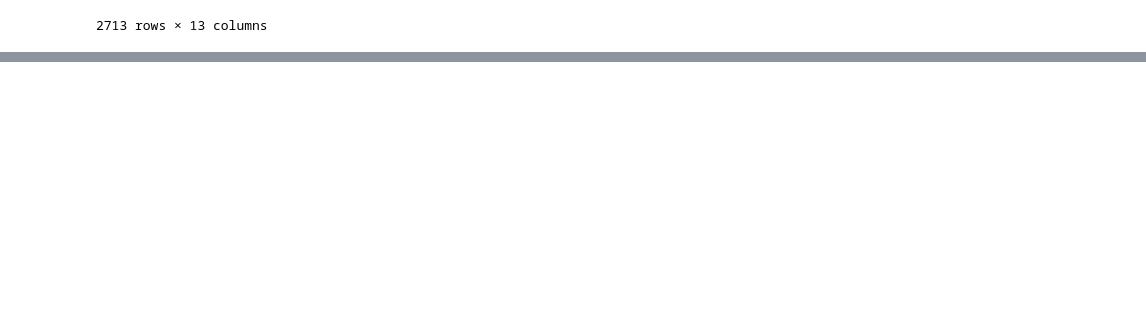
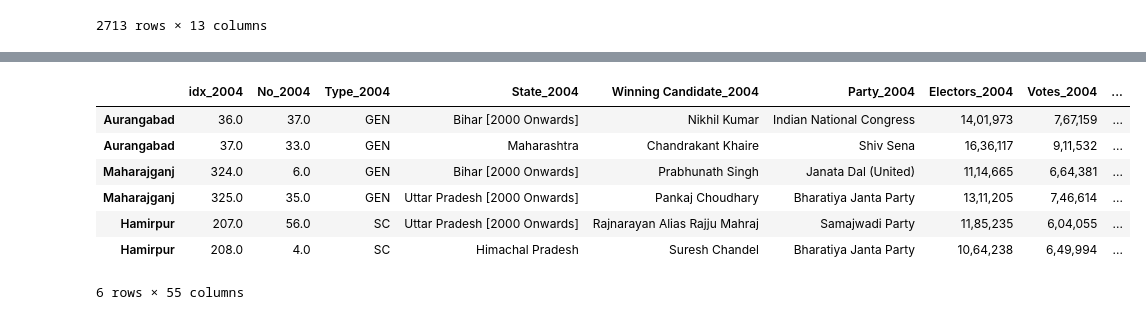
Before and after one commit to rasgulla-warriors/ada-hai-toh-mumkin-hai, a Jupyter notebook: wego.ipynb, the cells around one changed output, grey strips where cells are left out. Drawn from its saved outputs; the diff is of its cells as text; code cells hidden in the pictures; blank space fills up the shorter version.

```diff
--- a/wego.ipynb
+++ b/wego.ipynb
@@ -37,0 +102,25 @@ df.index = range(len(df))
+# %%
+import pandas as pd
+
+
+def combine_rows(df, row1, row2, combined_row_name):
+    row1_series = df.loc[row1]
+    row2_series = df.loc[row2]
+    combined_series = pd.Series(dtype=object, index=df.columns)
+    for col in df.columns:
+        value1 = row1_series[col]
+        value2 = row2_series[col]
+        if pd.notna(value1):
+            combined_series[col] = value1
+        elif pd.notna(value2):
+            combined_series[col] = value2
+        else:
+            combined_series[col] = None
+
+    combined_series.name = combined_row_name
+    df = df.drop([row1, row2])
+    df = pd.concat([df, combined_series.to_frame().T])
+    return df
+
+
+df = combine_rows(df, "Alleppey", "Alappuzha", "Allaphuza")
@@ -37,0 +194,20 @@ df.index = range(len(df))
+# %%
+filtered_rows = []
+for idx in duplicate_indices.unique():
+    rows = df.loc[idx]
+    if isinstance(rows, pd.DataFrame):
+        filtered_rows.append(rows.iloc[0])  # First occurrence
+        filtered_rows.append(rows.iloc[-1])  # Last occurrence
+    else:
+        filtered_rows.append(rows)
+filtered_df = pd.DataFrame(filtered_rows)
+filtered_df
+# %% [output]
+|  | idx_2004 | No_2004 | Type_2004 | State_2004 | Winning Candidate_2004 | Party_2004 | Electors_2004 | Votes_2004 | ... |
+| Aurangabad | 36.0 | 37.0 | GEN | Bihar [2000 Onwards] | Nikhil Kumar | Indian National Congress | 14,01,973 | 7,67,159 | ... |
+| Aurangabad | 37.0 | 33.0 | GEN | Maharashtra | Chandrakant Khaire | Shiv Sena | 16,36,117 | 9,11,532 | ... |
+| Maharajganj | 324.0 | 6.0 | GEN | Bihar [2000 Onwards] | Prabhunath Singh | Janata Dal (United) | 11,14,665 | 6,64,381 | ... |
+| Maharajganj | 325.0 | 35.0 | GEN | Uttar Pradesh [2000 Onwards] | Pankaj Choudhary | Bharatiya Janta Party | 13,11,205 | 7,46,614 | ... |
+| Hamirpur | 207.0 | 56.0 | SC | Uttar Pradesh [2000 Onwards] | Rajnarayan Alias Rajju Mahraj | Samajwadi Party | 11,85,235 | 6,04,055 | ... |
+| Hamirpur | 208.0 | 4.0 | SC | Himachal Pradesh | Suresh Chandel | Bharatiya Janta Party | 10,64,238 | 6,49,994 | ... |
+6 rows × 55 columns
```
Also changed, not shown: parts of 10 cells of this notebook, 7 other files.
